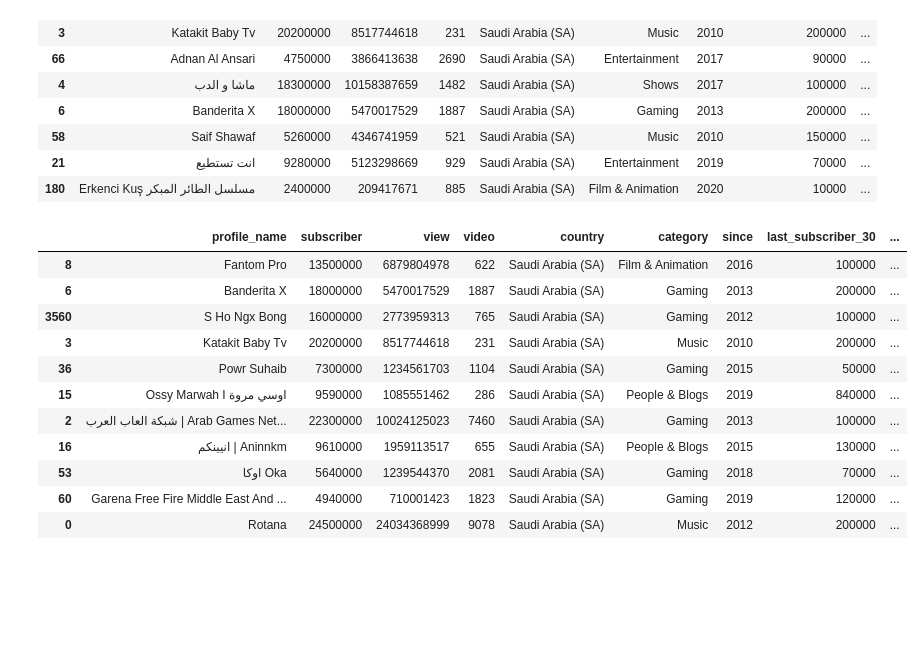
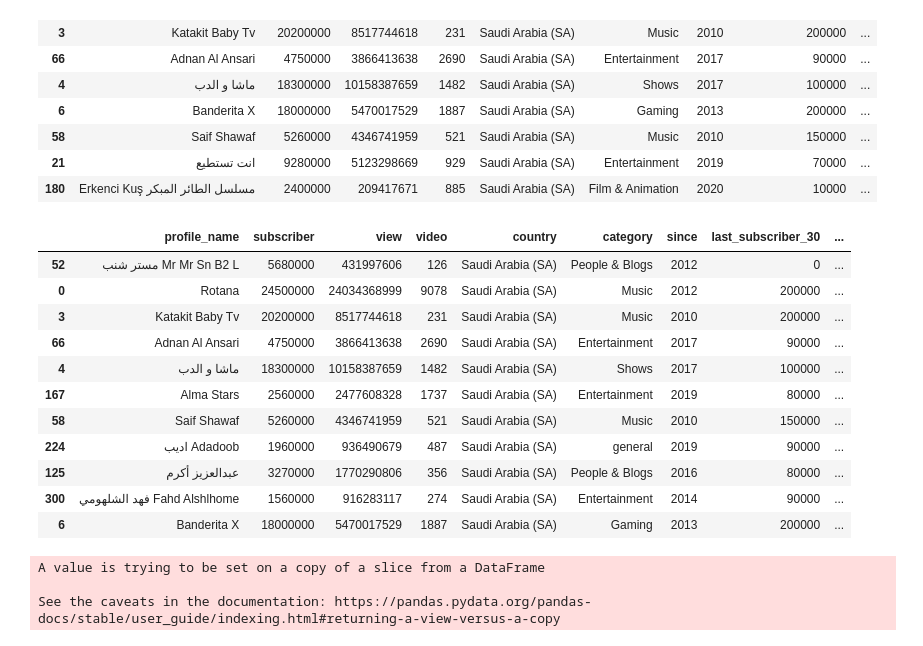
Before and after one commit to Mohammed-Abdullah2/Capstone-Project, a Jupyter notebook: insighets.ipynb, the cells around one changed output. Cells and saved outputs as stored; diff of their text form; code cells hidden in the pictures; blank space fills up the shorter version.

```diff
--- a/insighets.ipynb
+++ b/insighets.ipynb
@@ -362,17 +366,23 @@ fig.update_layout(
 
 fig.show()
 # %%
-df_clean.sort_values(by="2024_subscribers",ascending=False).head(11)
+df_clean.sort_values(by="min_month_earnings",ascending=False).head(11)
 # %% [output]
 |  | profile_name | subscriber | view | video | country | category | since | last_subscriber_30 | ... |
-| 8 | Fantom Pro | 13500000 | 6879804978 | 622 | Saudi Arabia (SA) | Film & Animation | 2016 | 100000 | ... |
+| 52 | مستر شنب Mr Mr Sn B2 L | 5680000 | 431997606 | 126 | Saudi Arabia (SA) | People & Blogs | 2012 | 0 | ... |
+| 0 | Rotana | 24500000 | 24034368999 | 9078 | Saudi Arabia (SA) | Music | 2012 | 200000 | ... |
+| 3 | Katakit Baby Tv | 20200000 | 8517744618 | 231 | Saudi Arabia (SA) | Music | 2010 | 200000 | ... |
+| 66 | Adnan Al Ansari | 4750000 | 3866413638 | 2690 | Saudi Arabia (SA) | Entertainment | 2017 | 90000 | ... |
+| 4 | ماشا و الدب | 18300000 | 10158387659 | 1482 | Saudi Arabia (SA) | Shows | 2017 | 100000 | ... |
+| 167 | Alma Stars | 2560000 | 2477608328 | 1737 | Saudi Arabia (SA) | Entertainment | 2019 | 80000 | ... |
+| 58 | Saif Shawaf | 5260000 | 4346741959 | 521 | Saudi Arabia (SA) | Music | 2010 | 150000 | ... |
+| 224 | اديب Adadoob | 1960000 | 936490679 | 487 | Saudi Arabia (SA) | general | 2019 | 90000 | ... |
+| 125 | عبدالعزيز أكرم | 3270000 | 1770290806 | 356 | Saudi Arabia (SA) | People & Blogs | 2016 | 80000 | ... |
+| 300 | فهد الشلهومي Fahd Alshlhome | 1560000 | 916283117 | 274 | Saudi Arabia (SA) | Entertainment | 2014 | 90000 | ... |
 | 6 | Banderita X | 18000000 | 5470017529 | 1887 | Saudi Arabia (SA) | Gaming | 2013 | 200000 | ... |
-| 3560 | S Ho Ngx Bоng | 16000000 | 2773959313 | 765 | Saudi Arabia (SA) | Gaming | 2012 | 100000 | ... |
-| 3 | Katakit Baby Tv | 20200000 | 8517744618 | 231 | Saudi Arabia (SA) | Music | 2010 | 200000 | ... |
-| 36 | Powr Suhaib | 7300000 | 1234561703 | 1104 | Saudi Arabia (SA) | Gaming | 2015 | 50000 | ... |
-| 15 | Ossy Marwah I اوسي مروة | 9590000 | 1085551462 | 286 | Saudi Arabia (SA) | People & Blogs | 2019 | 840000 | ... |
-| 2 | شبكة العاب العرب | Arab Games Net... | 22300000 | 10024125023 | 7460 | Saudi Arabia (SA) | Gaming | 2013 | 100000 | ... |
-| 16 | انيينكم | Aninnkm | 9610000 | 1959113517 | 655 | Saudi Arabia (SA) | People & Blogs | 2015 | 130000 | ... |
-| 53 | اوكا Oka | 5640000 | 1239544370 | 2081 | Saudi Arabia (SA) | Gaming | 2018 | 70000 | ... |
-| 60 | Garena Free Fire Middle East And ... | 4940000 | 710001423 | 1823 | Saudi Arabia (SA) | Gaming | 2019 | 120000 | ... |
-| 0 | Rotana | 24500000 | 24034368999 | 9078 | Saudi Arabia (SA) | Music | 2012 | 200000 | ... |
+# %%
+df_clean.drop(df_clean.index[58:60], inplace=True)
+# %% [output]
+A value is trying to be set on a copy of a slice from a DataFrame
+
+See the caveats in the documentation: https://pandas.pydata.org/pandas-docs/stable/user_guide/indexing.html#returning-a-view-versus-a-copy
```
Also changed, not shown: parts of 11 cells of this notebook.
